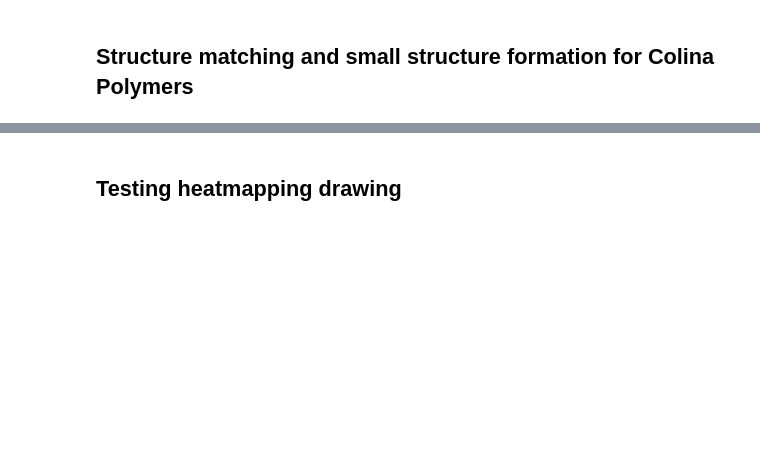
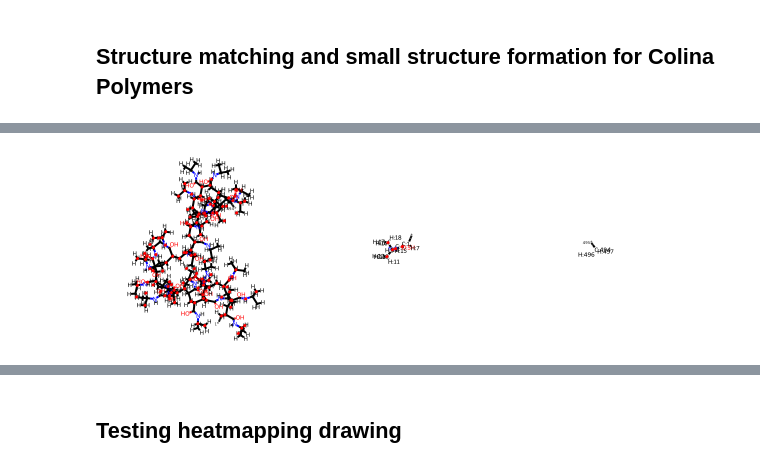
Before and after one commit to timbernat/polymer_workspace, a Jupyter notebook: polymer_dev.ipynb, the cells around one changed output, grey strips where cells are left out. Drawn from its saved outputs; the diff is of its cells as text; code cells hidden in the pictures; blank space fills up the shorter version.

```diff
--- a/polymer_dev.ipynb
+++ b/polymer_dev.ipynb
@@ -319,0 +151,10 @@ rdmol
+# %%
+from rdkit.Chem.Draw import MolsToGridImage
+
+inter_mono_bond = lambda bond : offmol.atoms[bond.GetBeginAtom().GetIdx()].metadata['residue_number'] != offmol.atoms[bond.GetEndAtom().GetIdx()].metadata['residue_number']
+between_numbered_atoms = lambda bond : general.xor(bond.GetBeginAtom().GetAtomMapNum(), bond.GetEndAtom().GetAtomMapNum())
+
+rdmol_frags = molutils.fragment_by_bond_condition(rdmol, bond_cond=between_numbered_atoms)
+MolsToGridImage(rdmol_frags)
+# %% [output]
+[figure, added]
```
Also changed, not shown: parts of 44 cells of this notebook, 1 other file.
